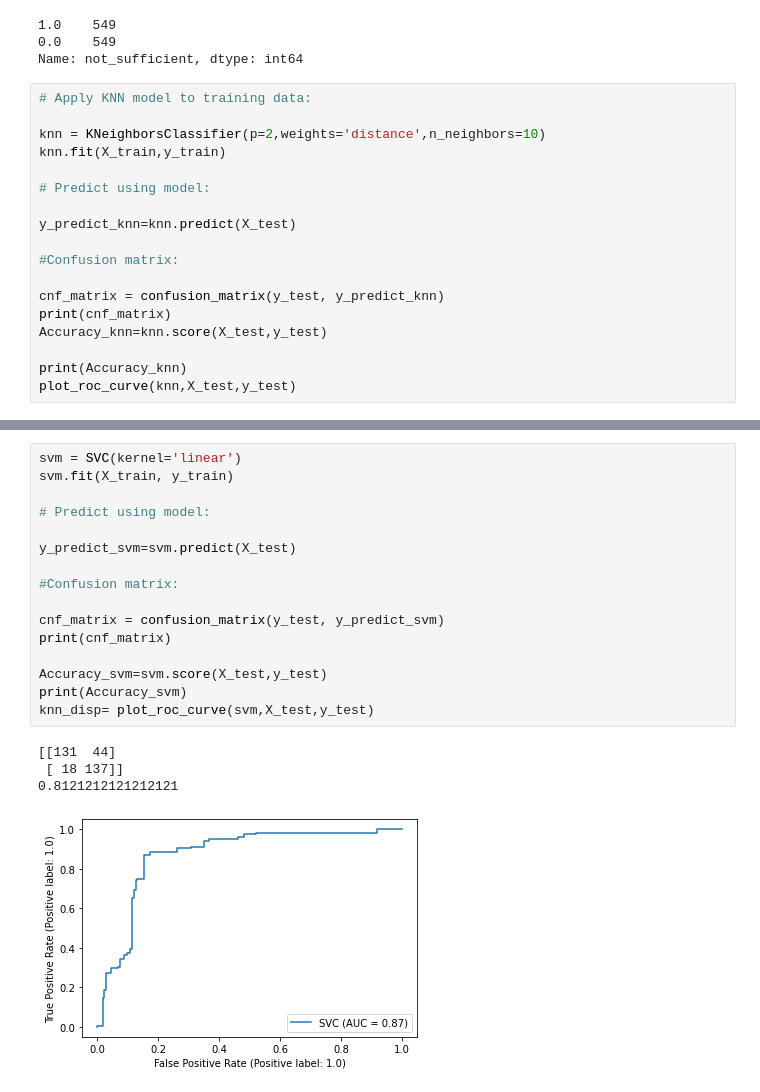
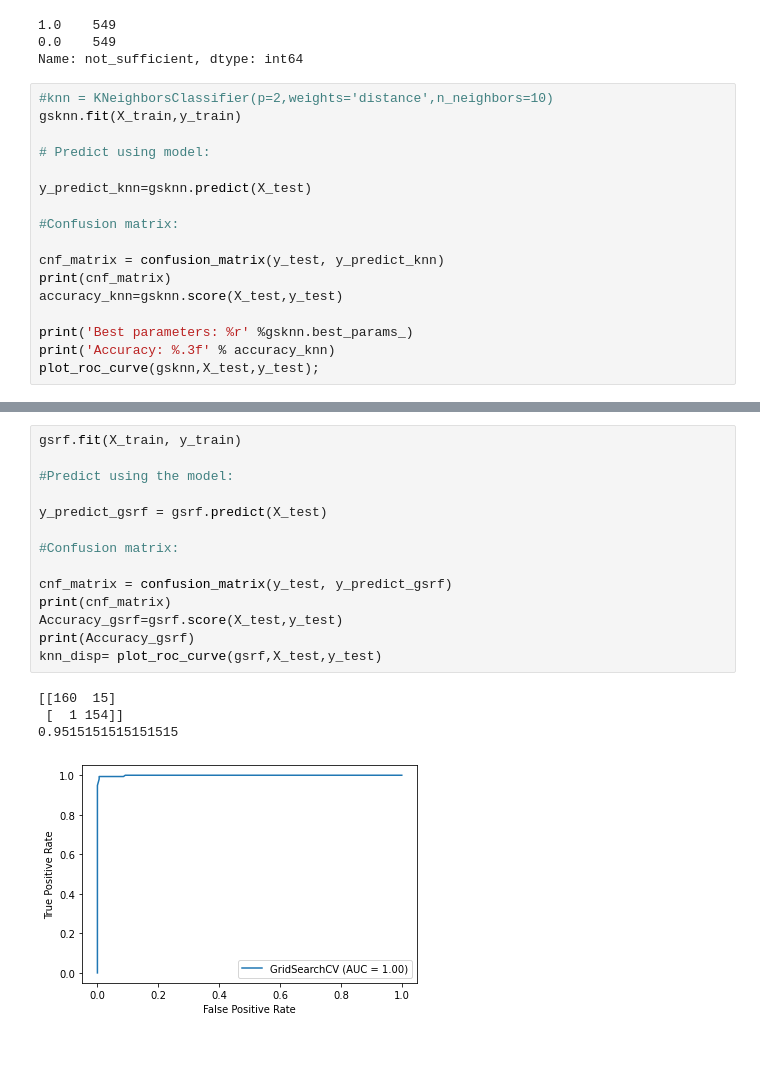
Before and after one commit to ipaulson/sb_curriculum, a Jupyter notebook: sb-capstone2/notebooks/modeling.ipynb, the cells around one changed output, grey strips where cells are left out. Saved outputs shown, nothing was run; the diff lists cells and outputs as text; blank space fills up the shorter version.

Commit message:
add grid search for model hyperparameter tunings

```diff
--- a/sb-capstone2/notebooks/modeling.ipynb
+++ b/sb-capstone2/notebooks/modeling.ipynb
@@ -232,21 +243,20 @@ print(y.value_counts())
 0.0    549
 Name: not_sufficient, dtype: int64
 # %%
-# Apply KNN model to training data:
-
-knn = KNeighborsClassifier(p=2,weights='distance',n_neighbors=10)
-knn.fit(X_train,y_train)
+#knn = KNeighborsClassifier(p=2,weights='distance',n_neighbors=10)
+gsknn.fit(X_train,y_train)
 
 # Predict using model:
 
-y_predict_knn=knn.predict(X_test)
+y_predict_knn=gsknn.predict(X_test)
 
 #Confusion matrix:
 
 cnf_matrix = confusion_matrix(y_test, y_predict_knn)
 print(cnf_matrix)
-Accuracy_knn=knn.score(X_test,y_test)
+accuracy_knn=gsknn.score(X_test,y_test)
 
-print(Accuracy_knn)
-plot_roc_curve(knn,X_test,y_test)
+print('Best parameters: %r' %gsknn.best_params_)
+print('Accuracy: %.3f' % accuracy_knn)
+plot_roc_curve(gsknn,X_test,y_test);
 # %% [output]
@@ -258,22 +268,20 @@ plot_roc_curve(knn,X_test,y_test)
 # %%
-svm = SVC(kernel='linear')
-svm.fit(X_train, y_train)
+gsrf.fit(X_train, y_train)
 
-# Predict using model:
+#Predict using the model:
 
-y_predict_svm=svm.predict(X_test)
+y_predict_gsrf = gsrf.predict(X_test)
 
 #Confusion matrix:
 
-cnf_matrix = confusion_matrix(y_test, y_predict_svm)
+cnf_matrix = confusion_matrix(y_test, y_predict_gsrf)
 print(cnf_matrix)
-
-Accuracy_svm=svm.score(X_test,y_test)
-print(Accuracy_svm)
-knn_disp= plot_roc_curve(svm,X_test,y_test)
+Accuracy_gsrf=gsrf.score(X_test,y_test)
+print(Accuracy_gsrf)
+knn_disp= plot_roc_curve(gsrf,X_test,y_test)
 # %% [output]
-[[131  44]
- [ 18 137]]
-0.8121212121212121
+[[160  15]
+ [  1 154]]
+0.9515151515151515
-[figure, old version]
+[figure, new version]
 # %%
```
Also changed, not shown: parts of 15 cells of this notebook.
